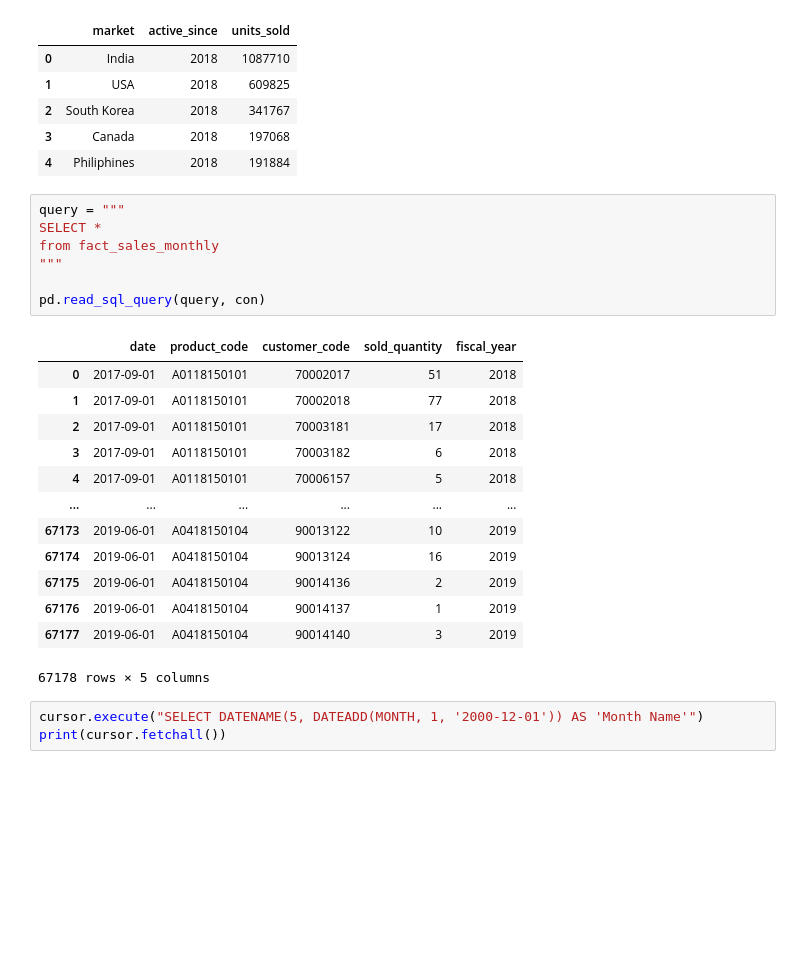
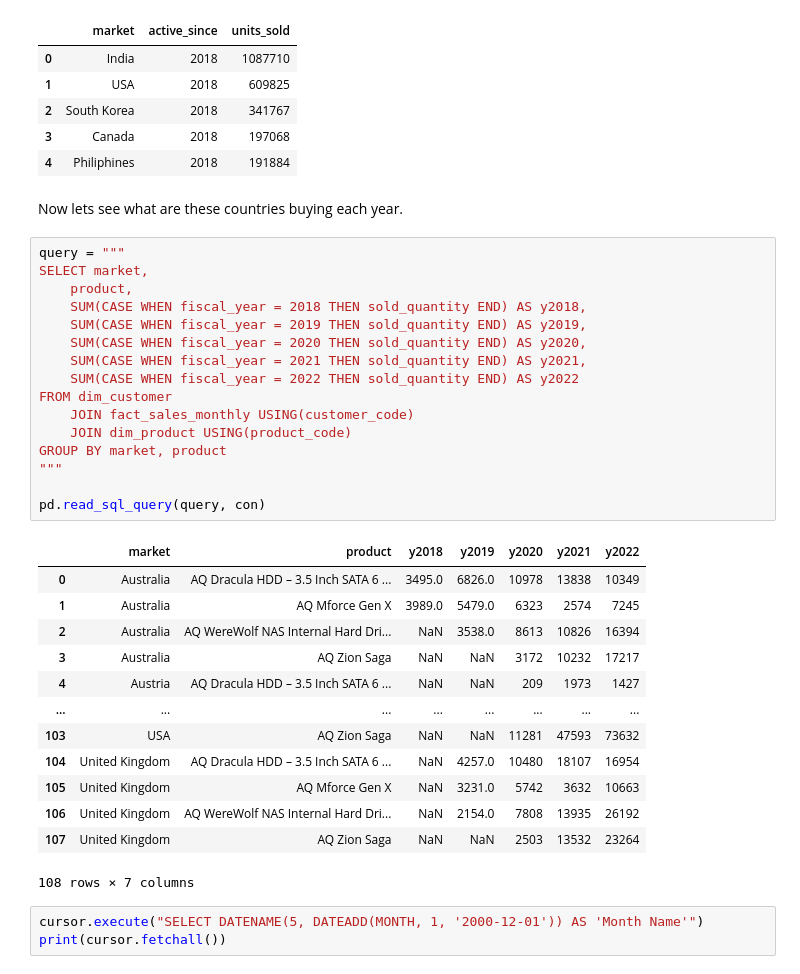
Before and after one commit to Silverscale/AtliQ_Products_Analysis, a Jupyter notebook: atliq_product_analysis.ipynb, the cells around one changed output. Drawn from its saved outputs; the diff is of its cells as text; blank space fills up the shorter version.

Commit message:
WIP market buys per year

```diff
--- a/atliq_product_analysis.ipynb
+++ b/atliq_product_analysis.ipynb
@@ -1028,27 +1028,38 @@ market_sales_df.head(5)
 | 2 | South Korea | 2018 | 341767 |
 | 3 | Canada | 2018 | 197068 |
 | 4 | Philiphines | 2018 | 191884 |
-# %%
-query = """
-SELECT *
-from fact_sales_monthly
-"""
-
-pd.read_sql_query(query, con)
-# %% [output]
-|  | date | product_code | customer_code | sold_quantity | fiscal_year |
-| 0 | 2017-09-01 | A0118150101 | 70002017 | 51 | 2018 |
-| 1 | 2017-09-01 | A0118150101 | 70002018 | 77 | 2018 |
-| 2 | 2017-09-01 | A0118150101 | 70003181 | 17 | 2018 |
-| 3 | 2017-09-01 | A0118150101 | 70003182 | 6 | 2018 |
-| 4 | 2017-09-01 | A0118150101 | 70006157 | 5 | 2018 |
-| ... | ... | ... | ... | ... | ... |
-| 67173 | 2019-06-01 | A0418150104 | 90013122 | 10 | 2019 |
-| 67174 | 2019-06-01 | A0418150104 | 90013124 | 16 | 2019 |
-| 67175 | 2019-06-01 | A0418150104 | 90014136 | 2 | 2019 |
-| 67176 | 2019-06-01 | A0418150104 | 90014137 | 1 | 2019 |
-| 67177 | 2019-06-01 | A0418150104 | 90014140 | 3 | 2019 |
-67178 rows × 5 columns
+# %% [markdown]
+Now lets see what are these countries buying each year.
+# %%
+query = """
+SELECT market,
+    product,
+    SUM(CASE WHEN fiscal_year = 2018 THEN sold_quantity END) AS y2018,
+    SUM(CASE WHEN fiscal_year = 2019 THEN sold_quantity END) AS y2019,
+    SUM(CASE WHEN fiscal_year = 2020 THEN sold_quantity END) AS y2020,
+    SUM(CASE WHEN fiscal_year = 2021 THEN sold_quantity END) AS y2021,
+    SUM(CASE WHEN fiscal_year = 2022 THEN sold_quantity END) AS y2022
+FROM dim_customer
+    JOIN fact_sales_monthly USING(customer_code)
+    JOIN dim_product USING(product_code)
+GROUP BY market, product
+"""
+
+pd.read_sql_query(query, con)
+# %% [output]
+|  | market | product | y2018 | y2019 | y2020 | y2021 | y2022 |
+| 0 | Australia | AQ Dracula HDD – 3.5 Inch SATA 6 ... | 3495.0 | 6826.0 | 10978 | 13838 | 10349 |
+| 1 | Australia | AQ Mforce Gen X | 3989.0 | 5479.0 | 6323 | 2574 | 7245 |
+| 2 | Australia | AQ WereWolf NAS Internal Hard Dri... | NaN | 3538.0 | 8613 | 10826 | 16394 |
+| 3 | Australia | AQ Zion Saga | NaN | NaN | 3172 | 10232 | 17217 |
+| 4 | Austria | AQ Dracula HDD – 3.5 Inch SATA 6 ... | NaN | NaN | 209 | 1973 | 1427 |
+| ... | ... | ... | ... | ... | ... | ... | ... |
+| 103 | USA | AQ Zion Saga | NaN | NaN | 11281 | 47593 | 73632 |
+| 104 | United Kingdom | AQ Dracula HDD – 3.5 Inch SATA 6 ... | NaN | 4257.0 | 10480 | 18107 | 16954 |
+| 105 | United Kingdom | AQ Mforce Gen X | NaN | 3231.0 | 5742 | 3632 | 10663 |
+| 106 | United Kingdom | AQ WereWolf NAS Internal Hard Dri... | NaN | 2154.0 | 7808 | 13935 | 26192 |
+| 107 | United Kingdom | AQ Zion Saga | NaN | NaN | 2503 | 13532 | 23264 |
+108 rows × 7 columns
 # %%
 cursor.execute("SELECT DATENAME(5, DATEADD(MONTH, 1, '2000-12-01')) AS 'Month Name'")
 print(cursor.fetchall())
```
Also changed, not shown: parts of 1 cell of this notebook.
